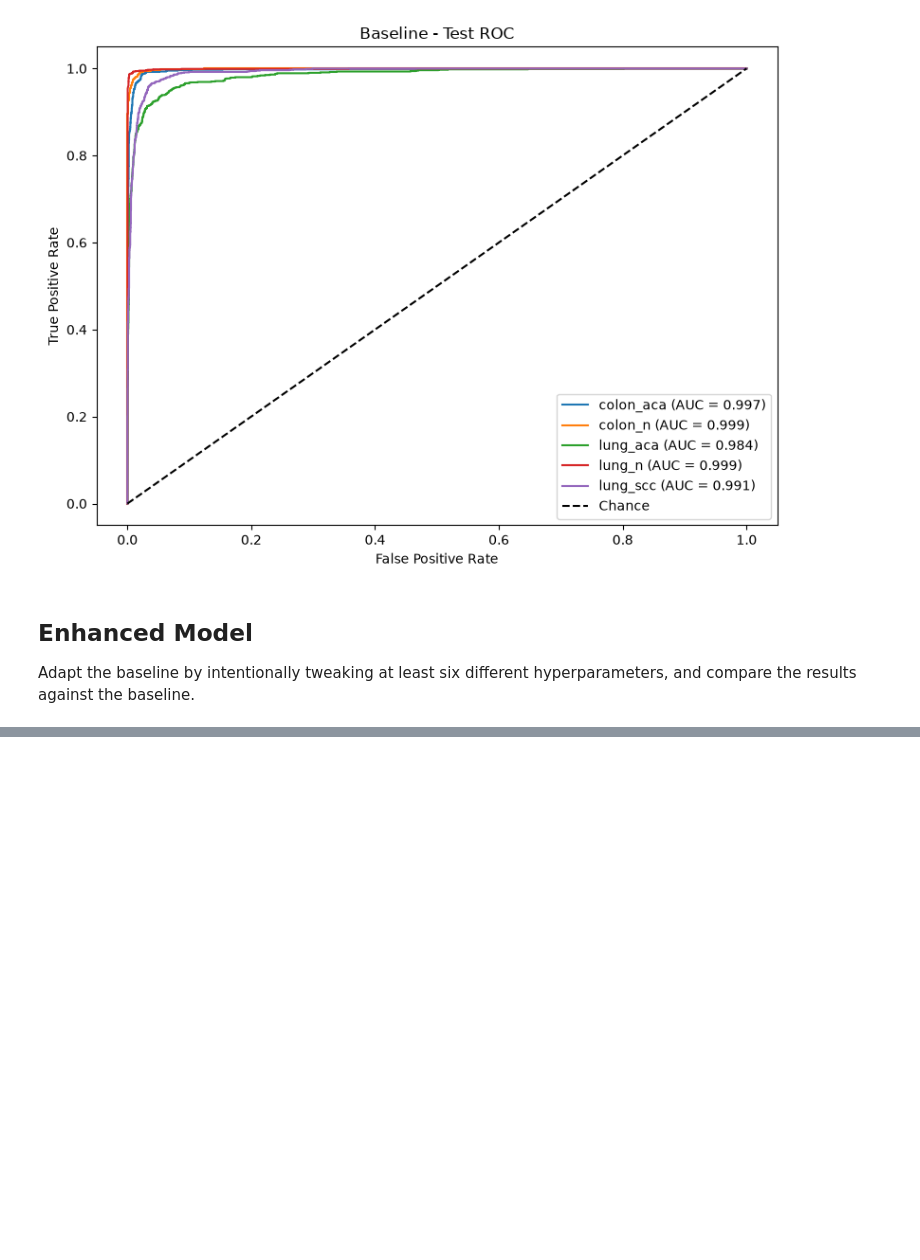
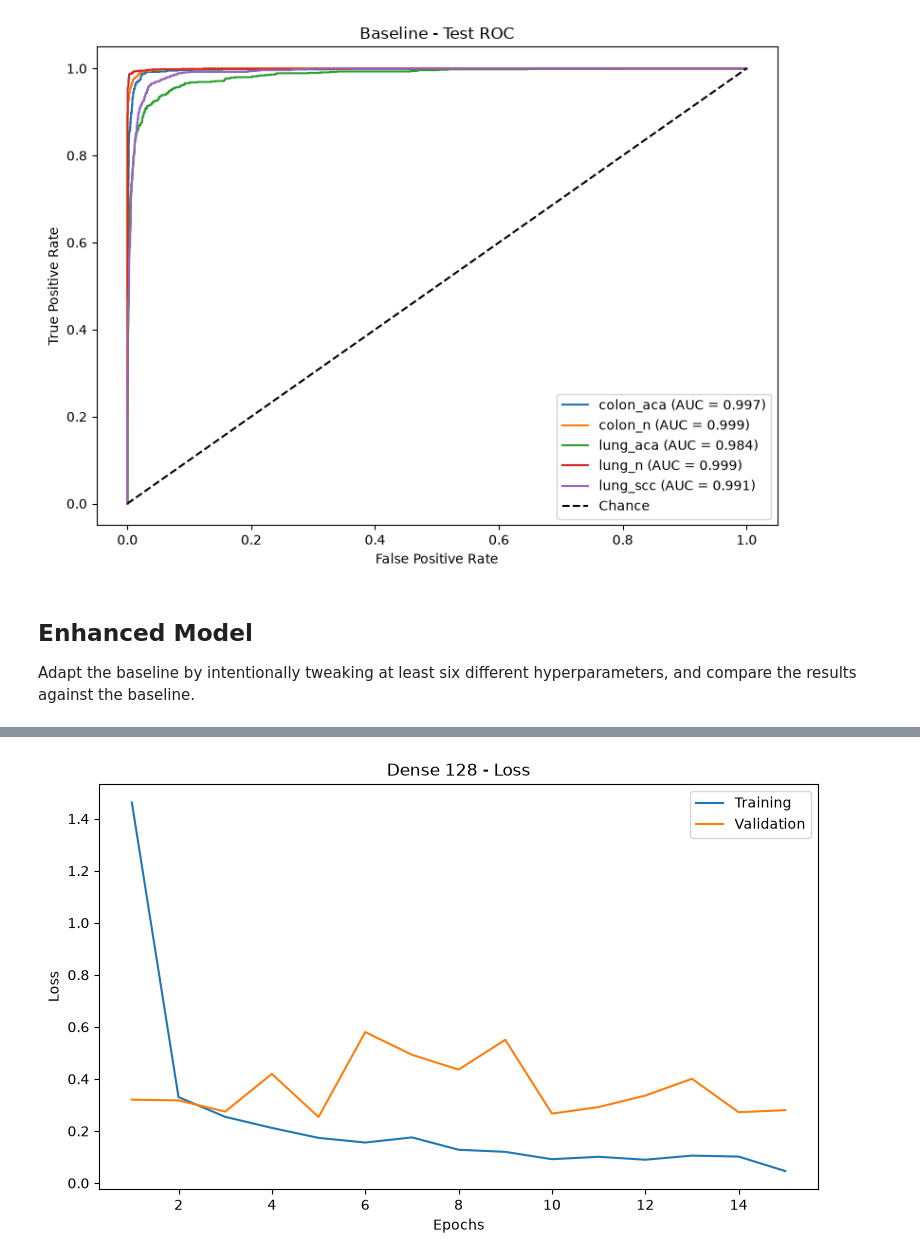
Before and after one commit to lordmana/Lung-and-Colon-Cancer-Classification, a Jupyter notebook: DL_Assignment_2026_StartingCode_LC25000_0551.ipynb, the cells around one changed output, grey strips where cells are left out. Cells and saved outputs as stored; diff of their text form; code cells hidden in the pictures; blank space fills up the shorter version.

```diff
--- a/DL_Assignment_2026_StartingCode_LC25000_0551.ipynb
+++ b/DL_Assignment_2026_StartingCode_LC25000_0551.ipynb
@@ -486,0 +527,12 @@ compare the results against the baseline.
+# %%
+# Change only dense units from 64 to 128; keep all kernels at 3x3.
+# Start with fresh weights and use the same seed for each experiment.
+keras.utils.set_random_seed(42)
+dense128_model = build_adjusted_model(dense_units=128)
+dense128_model.summary()
+
+dense128_history = dense128_model.fit(
+    X_train, y_train,
+    validation_data=(X_val, y_val),
+    epochs=15, batch_size=32, shuffle=True, verbose=1
+)
@@ -486,0 +578,14 @@ compare the results against the baseline.
+# %%
+# Plot training and validation loss for the Dense 128 experiment.
+plt.figure(figsize=(8, 5))
+epochs = range(1, len(dense128_history.history['loss']) + 1)
+plt.plot(epochs, dense128_history.history['loss'], label='Training')
+plt.plot(epochs, dense128_history.history['val_loss'], label='Validation')
+plt.xlabel('Epochs')
+plt.ylabel('Loss')
+plt.title('Dense 128 - Loss')
+plt.legend()
+plt.tight_layout()
+plt.show()
+# %% [output]
+[figure, added]
```
Also changed, not shown: parts of 17 cells of this notebook.
